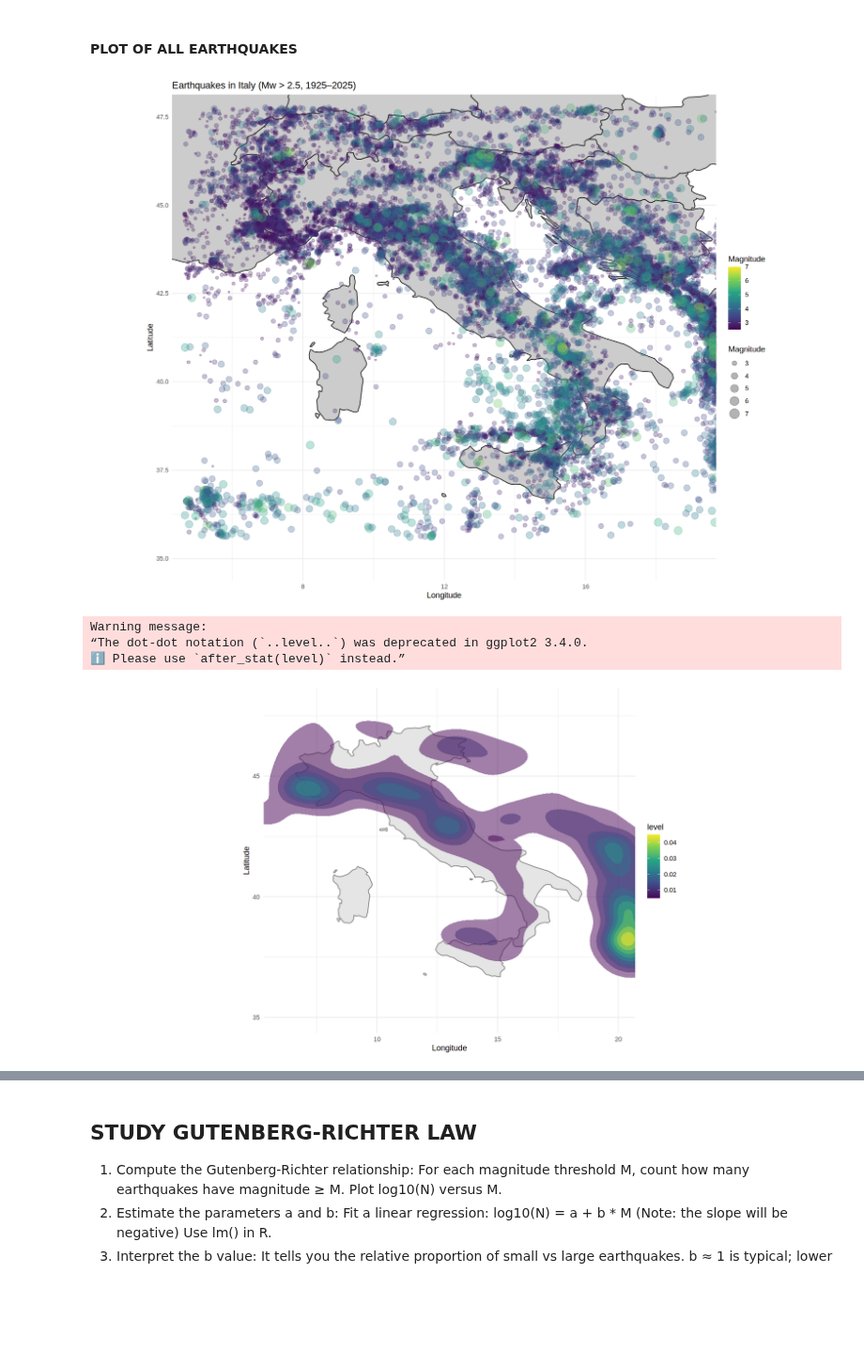
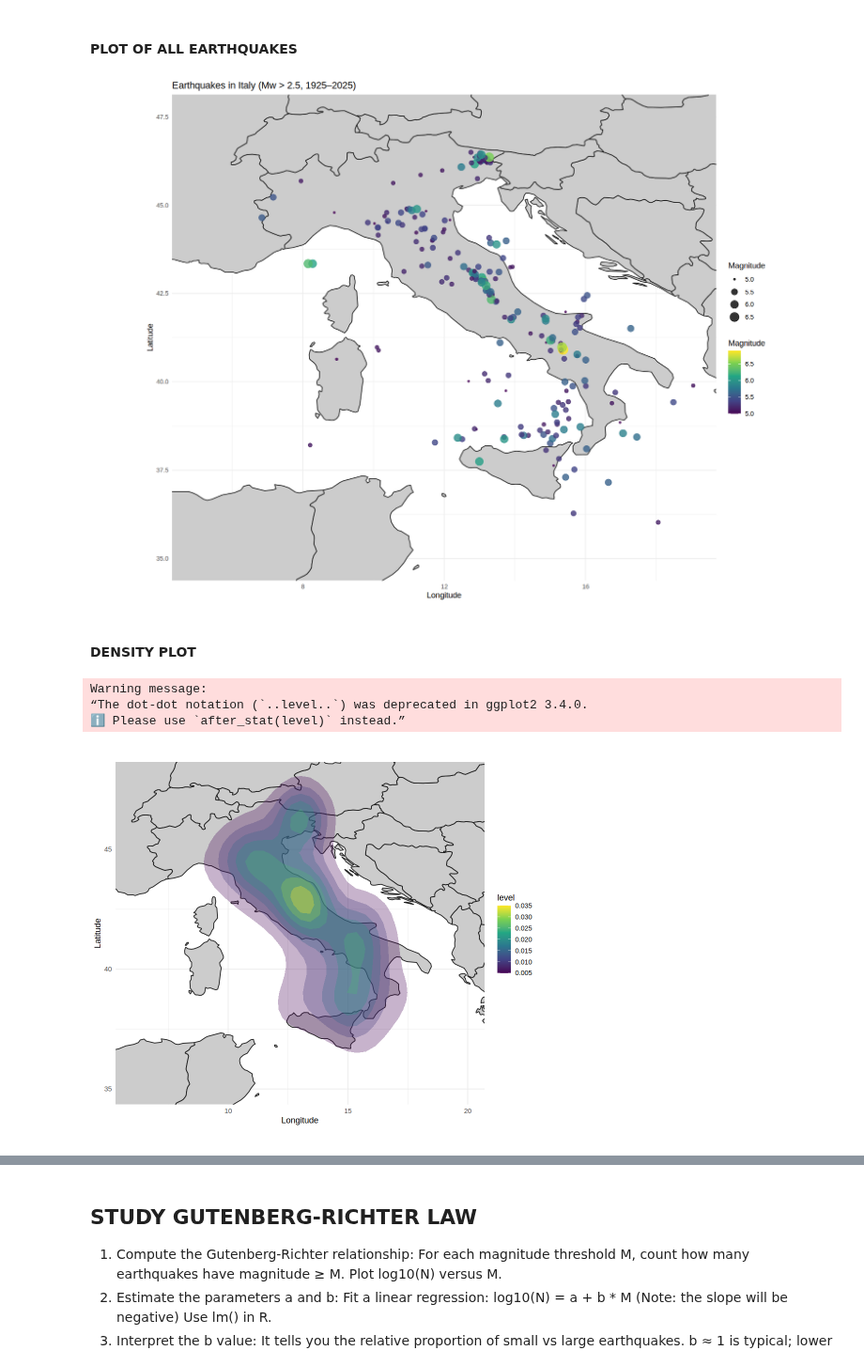
Before and after one commit to seccobenedetto/Earthquakes_Analysis_Italy, a Jupyter notebook: initial.ipynb, the cells around one changed output, grey strips where cells are left out. Shown at 94% size. Saved outputs shown, nothing was run; the diff lists cells and outputs as text; code cells hidden in the pictures; blank space fills up the shorter version.

```diff
--- a/initial.ipynb
+++ b/initial.ipynb
@@ -96,8 +96,8 @@ df1 = read.table("./data/earthquakes_years_2000_2025.csv", header=TRUE, sep=',')
 df2 = read.table("./data/earthquakes_years_1925_2000.csv", header=TRUE, sep=',')
 cat("The 1st database has ", nrow(df1), " rows", "\n")
 cat("The 2nd database has ", nrow(df2), " rows", "\n")
-df = rbind(df1, df2)
-cat("The final database has ", nrow(df), " rows", "\n")
+df_raw = rbind(df1, df2)
+cat("The final database has ", nrow(df_raw), " rows", "\n")
 # %% [output]
 The 1st database has  13988  rows
 The 2nd database has  14850  rows
@@ -128,2 +105,5 @@ Convert the time column to Date format:
 # %%
-df$time <- as.POSIXct(df$time, format = "%Y-%m-%dT%H:%M:%OSZ", tz = "UTC")
+# Convert the time column to Date format:
+df_raw$time <- as.POSIXct(df_raw$time, format = "%Y-%m-%dT%H:%M:%OSZ", tz = "UTC")
+# let's add the year column:
+df_raw$year <- format(df_raw$time, "%Y")
@@ -156,2 +157,3 @@ Let's keep only useful columns:
 # %%
-df_cleaned <- df[, c('time', 'latitude', 'longitude', 'depth', 'mag', 'magType', 'id','place','status') ]
+df <- df_raw[, c('time', 'latitude', 'longitude', 'depth', 'mag', 'magType', 'id','place','status', 'year') ]
+nrow(df)
@@ -172,0 +180,8 @@ Number of NA values in column  9 :  0
+# %%
+# Filter (boolean mask) to select only those with magnitude >= 5:
+filt_big_magnitude <- (df$mag >=5)
+sum(filt_big_magnitude)  # count TRUE values
+
+# Filter (boolean mask) to select only those from Italian territory:
+filt_italy <- (grepl("Italy", df$place, ignore.case = TRUE ) )
+sum(filt_italy)          # count TRUE values
@@ -178,31 +196,40 @@ Number of NA values in column  9 :  0
 #### PLOT OF ALL EARTHQUAKES
 # %%
 options(repr.plot.width=14, repr.plot.height=10)
-ggplot(df_cleaned, aes(x = longitude, y = latitude)) +
+
+ggplot( df[ filt_big_magnitude & filt_italy , ] , aes(x = longitude, y = latitude)) +
   # let's draw the map outline of Italy using the "maps" package
   borders("world",
           regions = c("Italy", "Germany", "Switzerland", "France", "Austria", "Slovenia", "Croatia",
-                      "Greece", "Albania", 'Bosnia and Herzegovina', 'Hungary'),
+                      "Greece", "Albania", 'Bosnia and Herzegovina', 'Hungary', 'Slovakia', 'Liechtenstein', 'Montenegro',
+                      'Serbia', 'Kosovo', 'Romania', 'North Macedonia', 'Tunisia', 'Algeria'),
           , fill = "gray80", colour = "gray10") +
-  geom_point(aes(size = mag, color = mag), alpha = 0.3) +
+  geom_point(aes(size = mag, color = mag), alpha = 0.8) +
   coord_fixed(xlim = c(5, 19), ylim = c(35, 47.5)) +    #  ensures the aspect ratio is preserved, so the map doesn’t look stretched
   scale_color_viridis_c() +
   labs(title = "Earthquakes in Italy (Mw > 2.5, 1925–2025)",
        x = "Longitude", y = "Latitude", color = "Magnitude", size = "Magnitude") +
   theme_minimal()
 # %% [output]
-[figure, old version]
+[figure, new version]
+# %% [markdown]
+#### DENSITY PLOT
 # %%
-options(repr.plot.width=14, repr.plot.height=7)
-ggplot(df, aes(x = longitude, y = latitude)) +
-  borders("world", regions = "Italy", fill = "gray90", colour = "gray50") +
-  stat_density_2d(aes(fill = ..level..), geom = "polygon", alpha = 0.5) +
+options(repr.plot.width=8, repr.plot.height=7)
+
+ggplot( df[ filt_big_magnitude & filt_italy, ] , aes(x = longitude, y = latitude)) +
+  borders("world",
+          regions = c("Italy", "Germany", "Switzerland", "France", "Austria", "Slovenia", "Croatia",
+                      "Greece", "Albania", 'Bosnia and Herzegovina', 'Hungary', 'Slovakia', 'Liechtenstein', 'Montenegro',
+                      'Serbia', 'Kosovo', 'Romania', 'North Macedonia', 'Tunisia', 'Algeria'),
+          , fill = "gray80", colour = "gray10") +
+  stat_density_2d(aes(fill = ..level..), geom = "polygon", alpha = 0.3) +
   coord_fixed(xlim = c(6, 20), ylim = c(35, 48)) +
   scale_fill_viridis_c() +
   labs(x = "Longitude", y = "Latitude") +
   theme_minimal()
 # %% [output]
 Warning message:
 “The dot-dot notation (`..level..`) was deprecated in ggplot2 3.4.0.
 ℹ Please use `after_stat(level)` instead.”
-[figure, old version]
+[figure, new version]
```
Also changed, not shown: parts of 17 cells of this notebook.
